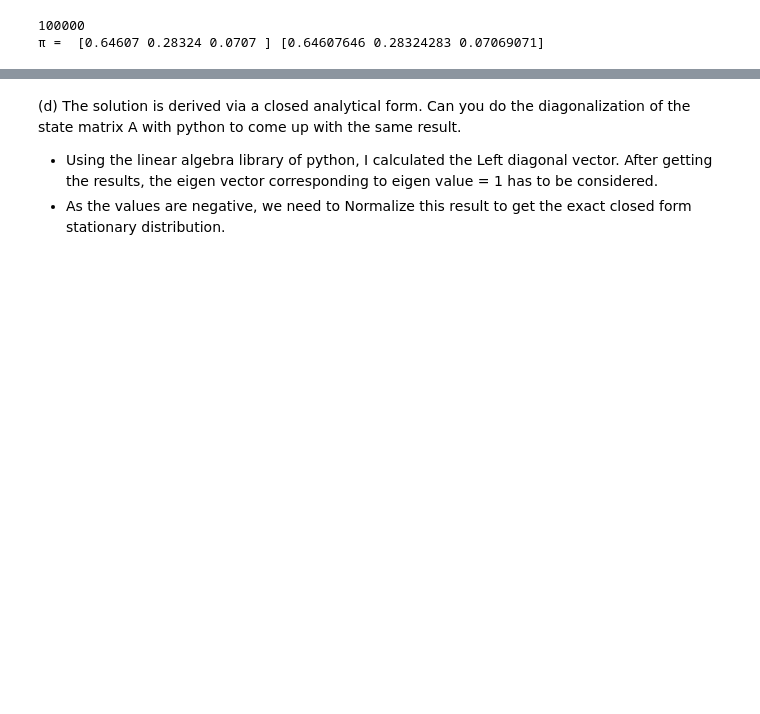
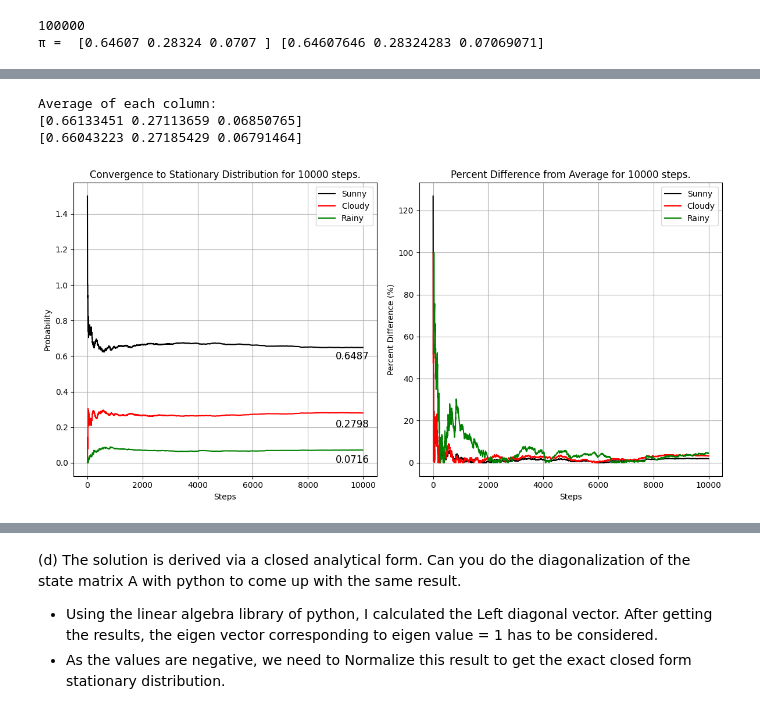
Before and after one commit to rohittondare/EECE7150-Autonomous-Field-Robotics, a Jupyter notebook: HW1/hw1.ipynb, the cells around one changed output, grey strips where cells are left out. Drawn from its saved outputs; the diff is of its cells as text; code cells hidden in the pictures; blank space fills up the shorter version.

```diff
--- a/HW1/hw1.ipynb
+++ b/HW1/hw1.ipynb
@@ -126,0 +131,74 @@ Stationary Distribution : [0.643906 0.285771 0.071323]
+# %%
+# Sunny  = 9/14 = 0.6428571428571429
+# Cloudy = 2/7  = 0.2857142857142857
+# Rainy  = 1/14 = 0.0714285714285714
+
+steps = 10000
+
+pi_values = np.zeros((steps, 3))
+
+for j in range(0, 3):
+    start_state = 0
+    curr_state = start_state
+    pi = np.array([0, 0, 0])
+    pi[start_state] = 1
+    i = 0
+    while i < steps:
+        curr_state = np.random.choice([0, 1, 2], p=A[curr_state])
+        pi[curr_state] += 1
+        pi_values[i] = pi / (i + 1)  # Store the normalized pi values at each step
+        i += 1
+
+
+column_averages1 = np.mean(pi_values[2000:], axis=0)
+column_averages = np.mean(pi_values, axis=0)
+
+percent_difference = np.zeros((steps, 3))
+for i in range(steps):
+    percent_difference[i] = 100 * np.abs(pi_values[i] - column_averages) / column_averages
+
+
+print(f"Average of each column: {column_averages}")   # Calculates the overall avg.
+print(f"Average of each column (excluding the first 2000 values): {column_averages1}")   # Calculates the avg excluding the first 2000 values.
+
+
+plt.figure(figsize=(12, 6))
+plt.subplot(1, 2, 1)
+plt.plot(pi_values[1:, 0], label='Sunny', color = 'black')
+plt.plot(pi_values[1:, 1], label='Cloudy', color = 'red')
+plt.plot(pi_values[1:, 2], label='Rainy', color = 'green')
+plt.xlabel('Steps')
+plt.ylabel('Probability')
+plt.title(f'Convergence to Stationary Distribution for {steps} steps.')
+plt.annotate(pi[0]/steps,
+            xy=(steps-(steps/10), 0.58),
+            fontsize=12)
+plt.annotate(pi[1]/steps,
+            xy=(steps-(steps/10), 0.2),
+            fontsize=12)
+plt.annotate(pi[2]/steps,
+            xy=(steps-(steps/10), 0),
+            fontsize=12)
+plt.legend()
+plt.grid(True)
+
+
+
+plt.subplot(1, 2, 2)
+plt.plot(percent_difference[1:, 0], label='Sunny', color = 'black')
+plt.plot(percent_difference[1:, 1], label='Cloudy', color = 'red')
+plt.plot(percent_difference[1:, 2], label='Rainy', color = 'green')
+plt.xlabel('Steps')
+plt.ylabel('Percent Difference (%)')
+plt.title(f'Percent Difference from Average for {steps} steps.')
+plt.legend()
+plt.grid(True)
+plt.tight_layout()
+plt.show()
+
+#print(pi/steps)
+# %% [output]
+Average of each column:
+[0.66133451 0.27113659 0.06850765]
+[0.66043223 0.27185429 0.06791464]
+[figure, added]
```
Also changed, not shown: parts of 6 cells of this notebook.
